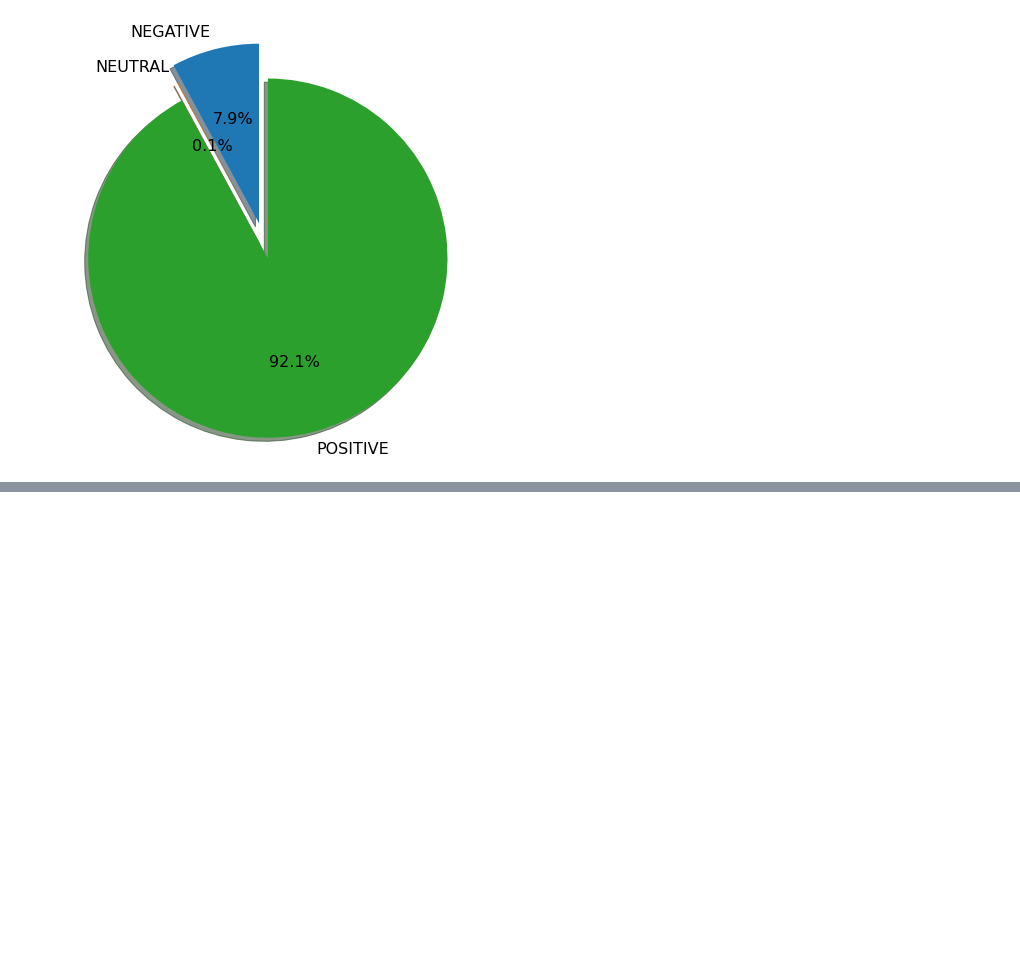
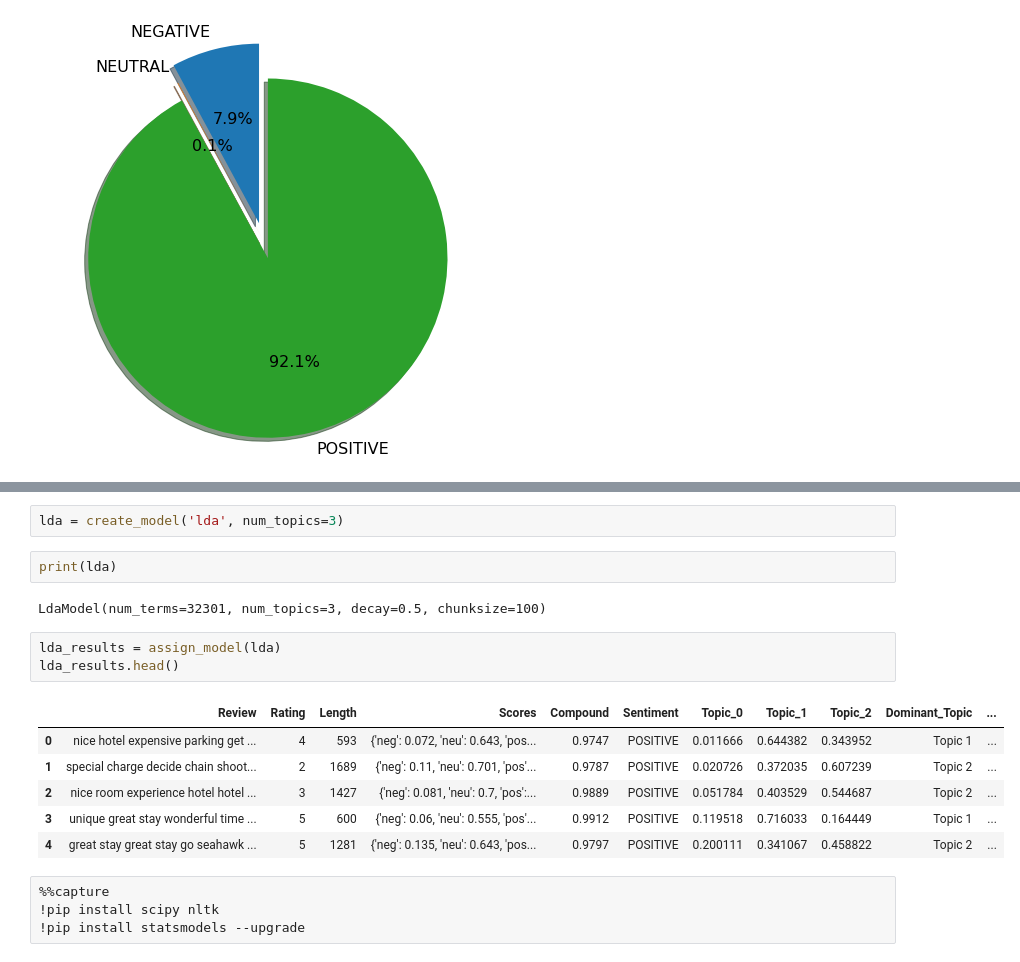
Before and after one commit to UN-things/IS-project, a Jupyter notebook: IS_code.ipynb, the cells around one changed output, grey strips where cells are left out. Saved outputs shown, nothing was run; the diff lists cells and outputs as text; blank space fills up the shorter version.

Commit message:
Modeling remains to be described

```diff
--- a/IS_code.ipynb
+++ b/IS_code.ipynb
@@ -215,0 +283,20 @@ plt.show()
+# %%
+lda = create_model('lda', num_topics=3)
+# %%
+print(lda)
+# %% [output]
+LdaModel(num_terms=32301, num_topics=3, decay=0.5, chunksize=100)
+# %%
+lda_results = assign_model(lda)
+lda_results.head()
+# %% [output]
+|  | Review | Rating | Length | Scores | Compound | Sentiment | Topic_0 | Topic_1 | Topic_2 | Dominant_Topic | ... |
+| 0 | nice hotel expensive parking get ... | 4 | 593 | {'neg': 0.072, 'neu': 0.643, 'pos... | 0.9747 | POSITIVE | 0.011666 | 0.644382 | 0.343952 | Topic 1 | ... |
+| 1 | special charge decide chain shoot... | 2 | 1689 | {'neg': 0.11, 'neu': 0.701, 'pos'... | 0.9787 | POSITIVE | 0.020726 | 0.372035 | 0.607239 | Topic 2 | ... |
+| 2 | nice room experience hotel hotel ... | 3 | 1427 | {'neg': 0.081, 'neu': 0.7, 'pos':... | 0.9889 | POSITIVE | 0.051784 | 0.403529 | 0.544687 | Topic 2 | ... |
+| 3 | unique great stay wonderful time ... | 5 | 600 | {'neg': 0.06, 'neu': 0.555, 'pos'... | 0.9912 | POSITIVE | 0.119518 | 0.716033 | 0.164449 | Topic 1 | ... |
+| 4 | great stay great stay go seahawk ... | 5 | 1281 | {'neg': 0.135, 'neu': 0.643, 'pos... | 0.9797 | POSITIVE | 0.200111 | 0.341067 | 0.458822 | Topic 2 | ... |
+# %%
+%%capture
+!pip install scipy nltk
+!pip install statsmodels --upgrade
```
Also changed, not shown: parts of 18 cells of this notebook.
